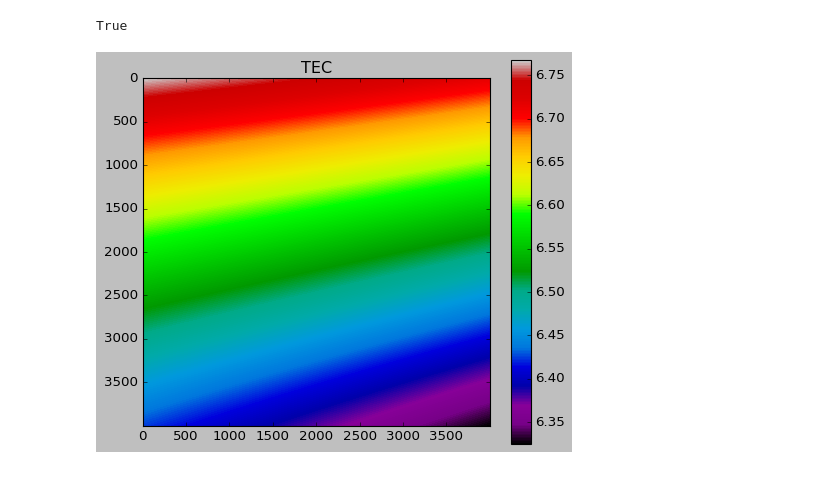
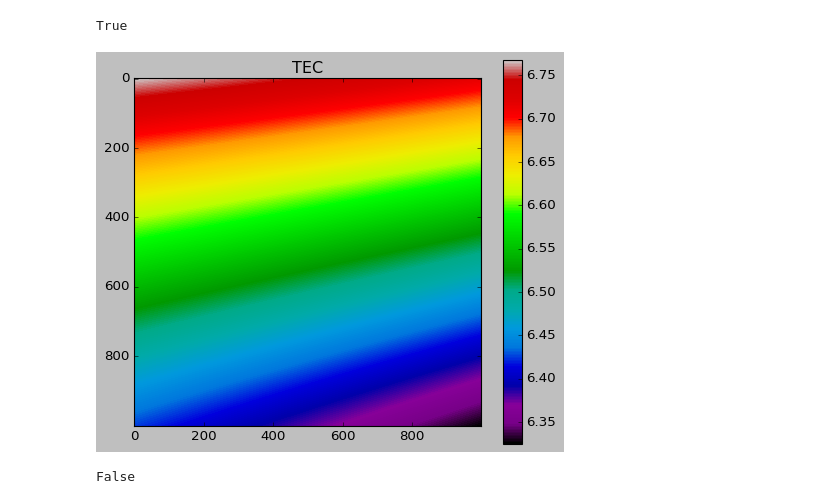
Before and after one commit to Mebiusbear/iono_proj, a Jupyter notebook: notebook/duibi.ipynb, the cells around one changed output. Saved outputs shown, nothing was run; the diff lists cells and outputs as text; code cells hidden in the pictures.

```diff
--- a/notebook/duibi.ipynb
+++ b/notebook/duibi.ipynb
@@ -17,10 +17,19 @@ np.allclose(pix_3000[500:-500,500:-500],pix_2000)
 True
 # %%
 plt.figure(figsize=(7,6))
-plt.imshow(pix_4000,cmap="nipy_spectral")
+plt.imshow(pix_1000,cmap="nipy_spectral")
 plt.title("TEC")
 plt.colorbar()
 plt.style.use('classic')
-plt.savefig("pix_4000_tec.png")
+# plt.savefig("pix_4000_tec.png")
 # %% [output]
-[figure, old version]
+[figure, new version]
+# %%
+import numpy as np
+import matplotlib.pyplot as plt
+
+a = np.load("../results/arch_cpp/pixel_1000_step_6_scale_200.npy")
+b = np.load("../results/image_npy/pixel_1000_step_6_scale_200.npy")
+np.allclose(a,b)
+# %% [output]
+False
```
Also changed, not shown: parts of 2 cells of this notebook, 11 other files.
